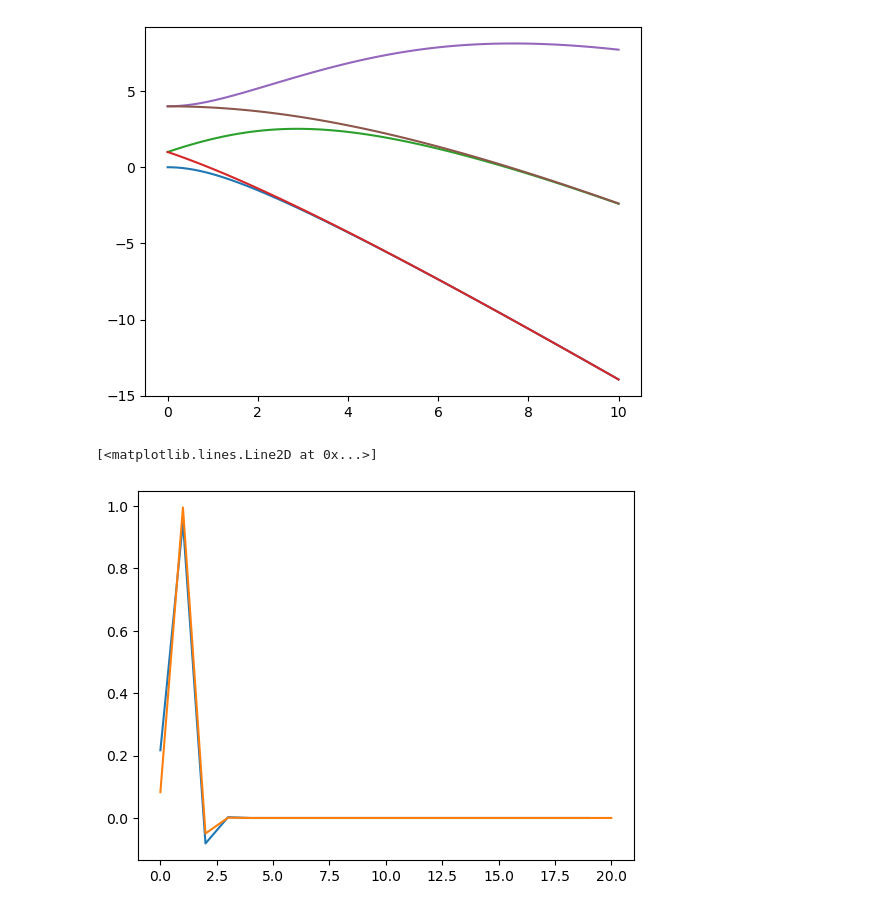
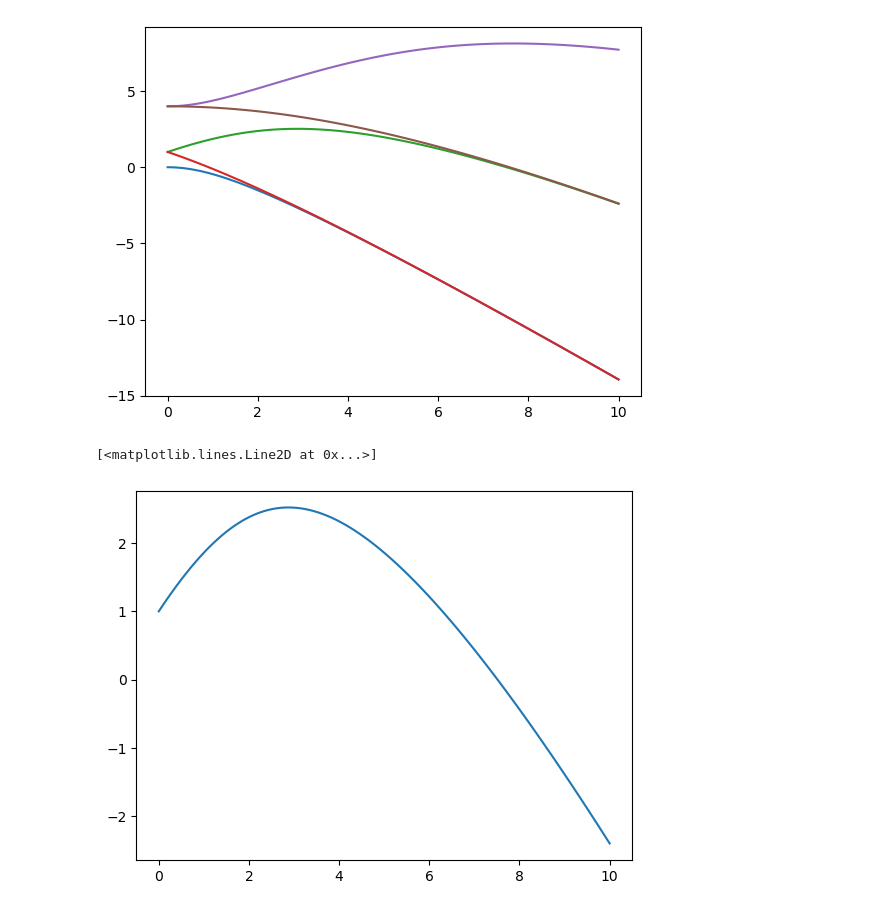
Before and after one commit to Ha-Nul/Codes, a Jupyter notebook: MS_Project/Matheiu/12_09_Mathieu/2025-01-10_Mathieu.ipynb, the cells around one changed output. Drawn from its saved outputs; the diff is of its cells as text; code cells hidden in the pictures.

```diff
--- a/MS_Project/Matheiu/12_09_Mathieu/2025-01-10_Mathieu.ipynb
+++ b/MS_Project/Matheiu/12_09_Mathieu/2025-01-10_Mathieu.ipynb
@@ -160,11 +160,8 @@ for i in range(0,3,1):
     plt.plot(gam_arr,spe.mathieu_b(i,gam_arr))
 # %% [output]
 [figure]
-# %%
-arr=np.arange(0,20,1)
-
-plt.plot(arr,(spe.mathieu_even_coef(2,1)+1j*spe.mathieu_odd_coef(2,1)))
-plt.plot(spe.mathieu_odd_coef(4,1))
-# %% [output]
-[<matplotlib.lines.Line2D at 0x...>]
-[figure, removed]
+# %%
+plt.plot(gam_arr,spe.mathieu_a(1,gam_arr))
+# %% [output]
+[<matplotlib.lines.Line2D at 0x...>]
+[figure, added]
```
Also changed, not shown: parts of 6 cells of this notebook, 4 other files.
